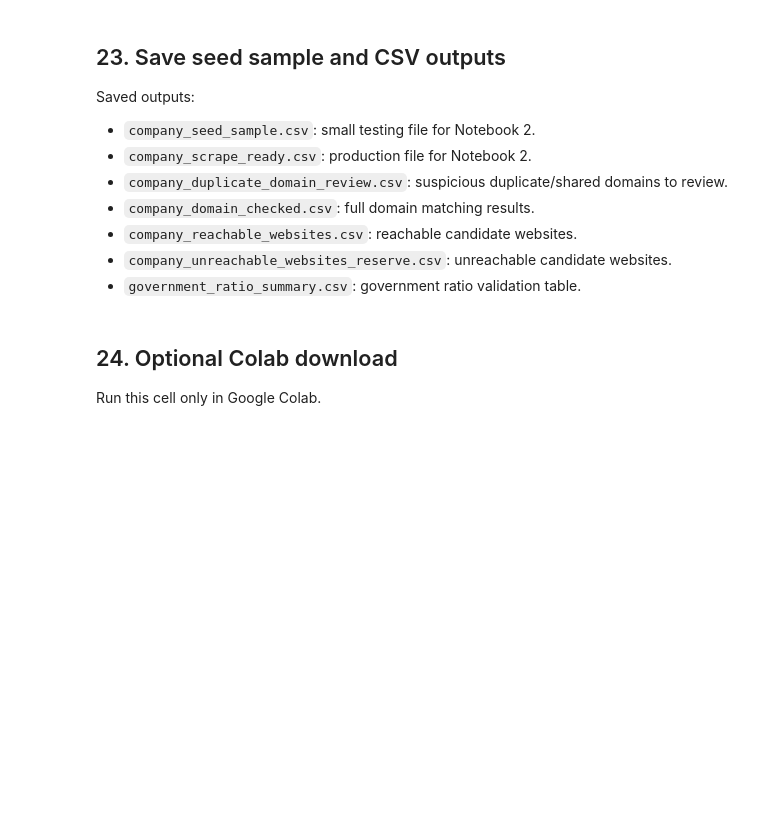
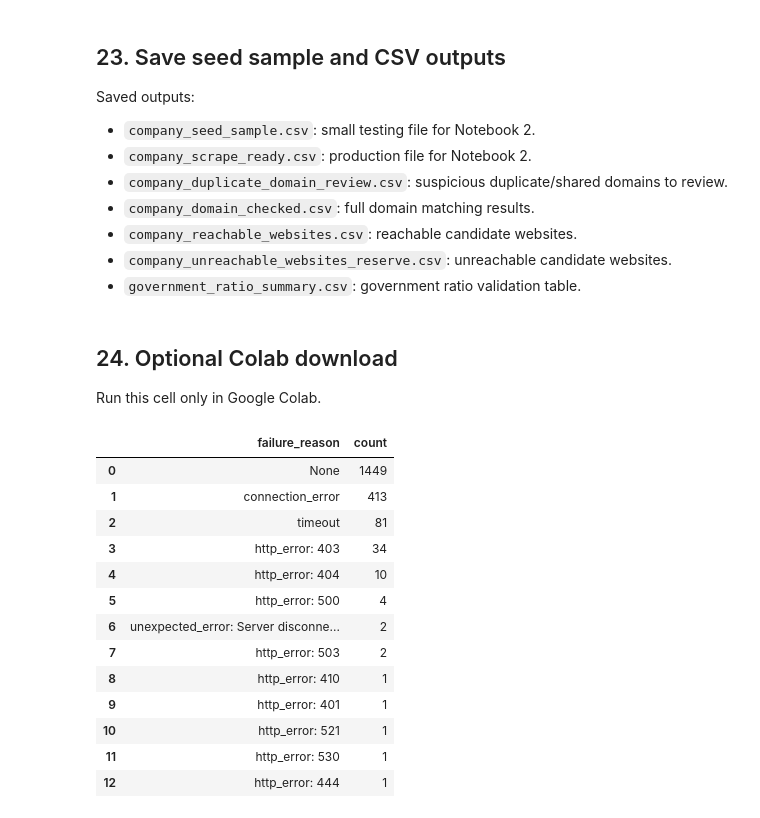
Before and after one commit to namanhtran200421/testing_ground, a Jupyter notebook: notebooks/01_data_cleaning.ipynb, the cells around one changed output. Cells and saved outputs as stored; diff of their text form; code cells hidden in the pictures; blank space fills up the shorter version.

```diff
--- a/notebooks/01_data_cleaning.ipynb
+++ b/notebooks/01_data_cleaning.ipynb
@@ -214,18 +214,22 @@ SIZE_CATEGORY_MAP = {
     "10001+": "enterprise",
 }
 
+MAX_FINAL_ROWS = 5000
+
+MAX_PER_COUNTRY = MAX_FINAL_ROWS // len(TARGET_COUNTRIES)
+
+MAX_COMPANIES_PER_COUNTRY = MAX_PER_COUNTRY
+
 SIZE_TARGETS = {
-    "small": 25,
-    "medium": 25,
-    "large": 25,
-    "enterprise": 25,
+    "small": MAX_PER_COUNTRY // 4,
+    "medium": MAX_PER_COUNTRY // 4,
+    "large": MAX_PER_COUNTRY // 4,
+    "enterprise": MAX_PER_COUNTRY // 4,
 }
 
-MAX_FINAL_ROWS = 600
-MAX_PER_COUNTRY = MAX_FINAL_ROWS // len(TARGET_COUNTRIES)
-MAX_COMPANIES_PER_COUNTRY = 100
-MAX_COMPANIES_PER_SECTOR_PER_SIZE = 5
-MAX_PER_SECTOR_PER_COUNTRY = 5
+# Allows diversity without blocking the sample at around 500 rows.
+MAX_COMPANIES_PER_SECTOR_PER_SIZE = 15
+MAX_PER_SECTOR_PER_COUNTRY = 25
 
 GOVERNMENT_SECTOR = "Government, Public Sector & Civic"
 MAX_GOVERNMENT_RATIO = 0.10
@@ -236,9 +240,15 @@ CONCURRENCY_LIMIT = 20
 
 HEADERS = {
     "User-Agent": (
-        "Mozilla/5.0 (compatible; CompanyValuesResearchBot/1.0; "
-        "+https://example.com/research)"
-    )
+        "Mozilla/5.0 (Macintosh; Intel Mac OS X 10_15_7) "
+        "AppleWebKit/537.36 (KHTML, like Gecko) "
+        "Chrome/150.0.0.0 Safari/537.36"
+    ),
+    "Accept": (
+        "text/html,application/xhtml+xml,application/xml;"
+        "q=0.9,image/avif,image/webp,*/*;q=0.8"
+    ),
+    "Accept-Language": "en-US,en;q=0.9",
 }
 
 print("Raw input path:", RAW_COMPANY_PATH)
@@ -1407,3 +1656,24 @@ Run this cell only in Google Colab.
 # files.download(OUTPUT_SCRAPE_READY_PATH)
 # files.download(OUTPUT_DUPLICATE_DOMAIN_REVIEW_PATH)
 # files.download(OUTPUT_GOVERNMENT_SUMMARY_PATH)
+# %%
+display(
+    df_checked["failure_reason"]
+    .value_counts(dropna=False)
+    .reset_index(name="count")
+)
+# %% [output]
+|  | failure_reason | count |
+| 0 | None | 1449 |
+| 1 | connection_error | 413 |
+| 2 | timeout | 81 |
+| 3 | http_error: 403 | 34 |
+| 4 | http_error: 404 | 10 |
+| 5 | http_error: 500 | 4 |
+| 6 | unexpected_error: Server disconne... | 2 |
+| 7 | http_error: 503 | 2 |
+| 8 | http_error: 410 | 1 |
+| 9 | http_error: 401 | 1 |
+| 10 | http_error: 521 | 1 |
+| 11 | http_error: 530 | 1 |
+| 12 | http_error: 444 | 1 |
```
Also changed, not shown: parts of 13 cells of this notebook, 1 other file.
